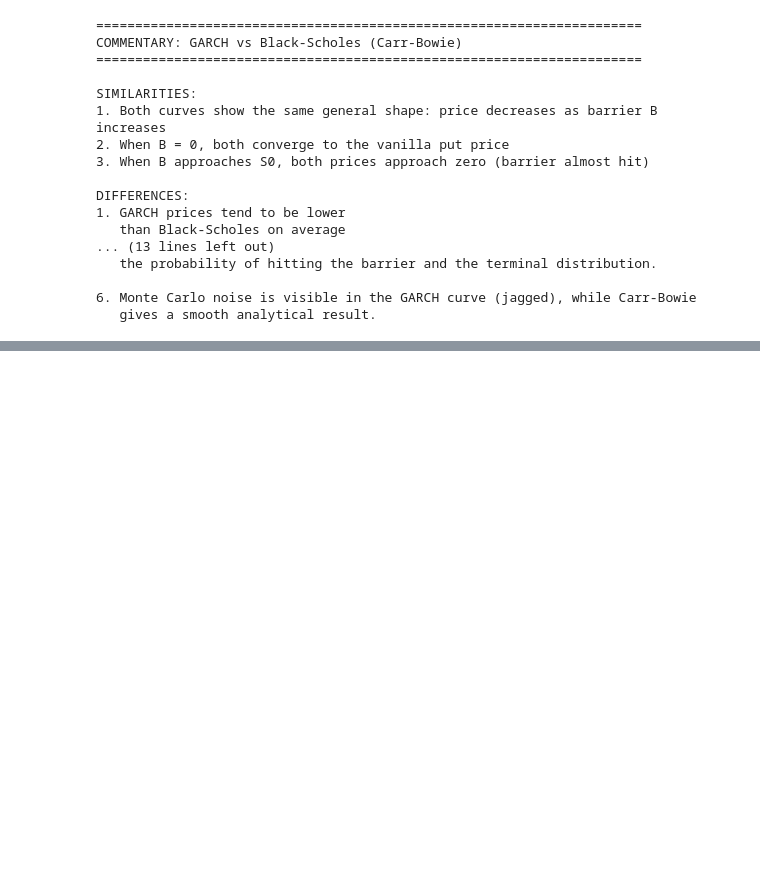
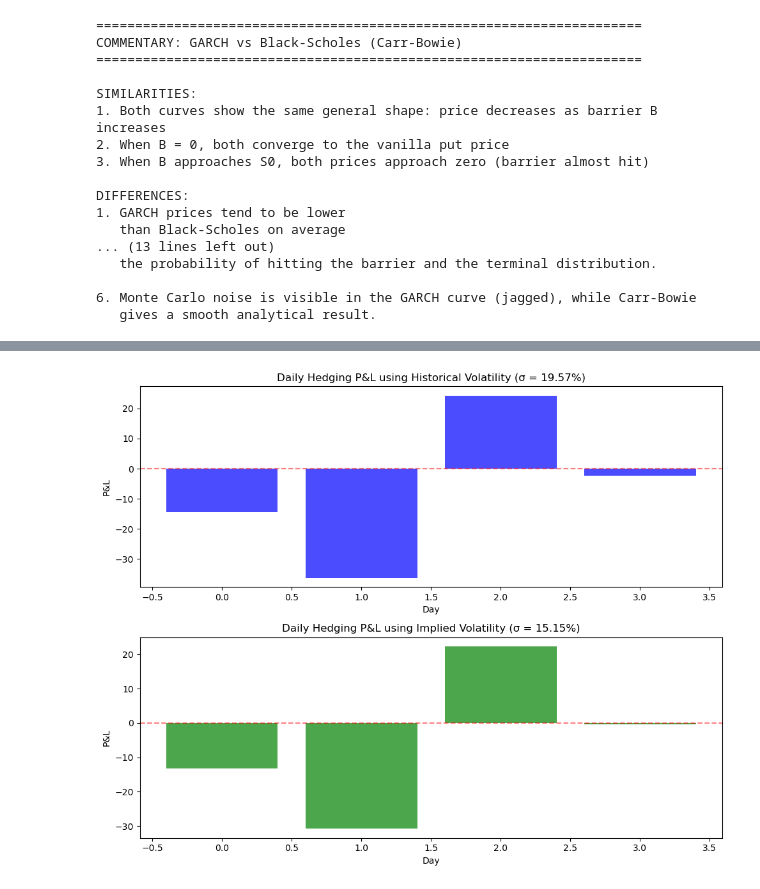
Before and after one commit to CarlottaSeal/ADM-hw4, a Jupyter notebook: hw4-v2.ipynb, the cells around one changed output, grey strips where cells are left out. Saved outputs shown, nothing was run; the diff lists cells and outputs as text; code cells hidden in the pictures; blank space fills up the shorter version.

```diff
--- a/hw4-v2.ipynb
+++ b/hw4-v2.ipynb
@@ -893,0 +1007,3 @@ DIFFERENCES:
+# %%
+spxOptionsData2 = pd.merge(forwardTermStructures, spxOptionsData, on=['As of Date', 'Expiration Date'])
+print("Merged data shape:", spxOptionsData2.shape)
@@ -893,0 +1055,8 @@ DIFFERENCES:
+# %%
+C = option_data['Call Premium'].values
+tau = option_data['Time to Expiration'].values
+S = option_data['Underlying Price'].values
+
+print(f"Spot prices S: {S}")
+print(f"Call prices C: {C}")
+print(f"Time to expiration tau: {tau}")
@@ -893,0 +1067,3 @@ DIFFERENCES:
+# %%
+sigma1 = np.log(S / np.roll(S, 1))[1:].std() * np.sqrt(252.0)
+print(f"Historical volatility (sigma1): {sigma1:.4f} = {sigma1*100:.2f}%")
@@ -893,0 +1072,14 @@ DIFFERENCES:
+# %%
+sigma2 = option_data['Implied Volatility'].values[0]
+print(f"Implied volatility (sigma2): {sigma2:.4f} = {sigma2*100:.2f}%")
+
+discountFactor = option_data['Discount Factor'].values[0]
+print(f"Discount Factor: {discountFactor}")
+
+forward = option_data['Forward Price'].values[0]
+print(f"Forward Price: {forward}")
+
+# Calculate risk-free rate and dividend yield
+r = -np.log(discountFactor) / tau[0]
+q = -np.log(forward * discountFactor / S[0]) / tau[0]
+print(f"Risk-free rate r: {r:.4f}, Dividend yield q: {q:.4f}")
@@ -893,0 +1137,19 @@ DIFFERENCES:
+# %%
+fig, (ax1, ax2) = plt.subplots(2, 1, figsize=(10, 8))
+
+ax1.bar(range(len(ret1)), ret1, color='blue', alpha=0.7)
+ax1.set_title(f'Daily Hedging P&L using Historical Volatility (σ = {sigma1:.2%})')
+ax1.set_xlabel('Day')
+ax1.set_ylabel('P&L')
+ax1.axhline(y=0, color='r', linestyle='--', alpha=0.5)
+
+ax2.bar(range(len(ret2)), ret2, color='green', alpha=0.7)
+ax2.set_title(f'Daily Hedging P&L using Implied Volatility (σ = {sigma2:.2%})')
+ax2.set_xlabel('Day')
+ax2.set_ylabel('P&L')
+ax2.axhline(y=0, color='r', linestyle='--', alpha=0.5)
+
+plt.tight_layout()
+plt.show()
+# %% [output]
+[figure, added]
```
Also changed, not shown: parts of 15 cells of this notebook, 1 other file.
